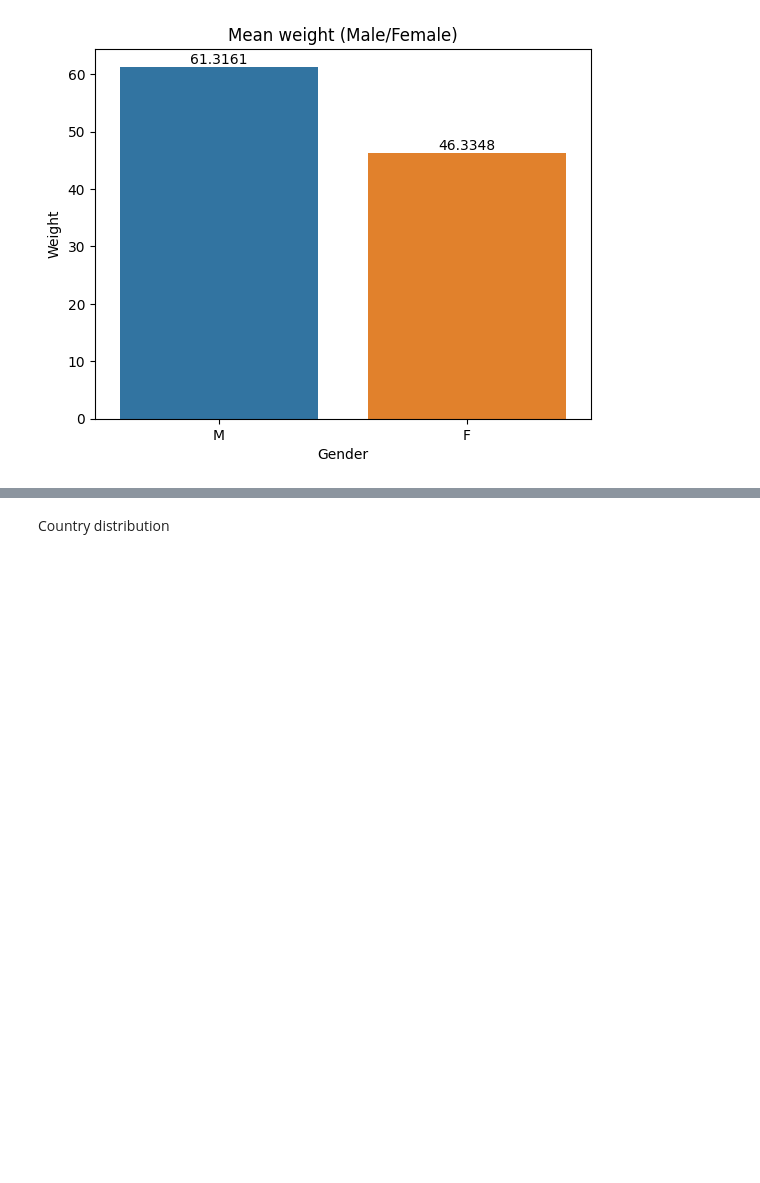
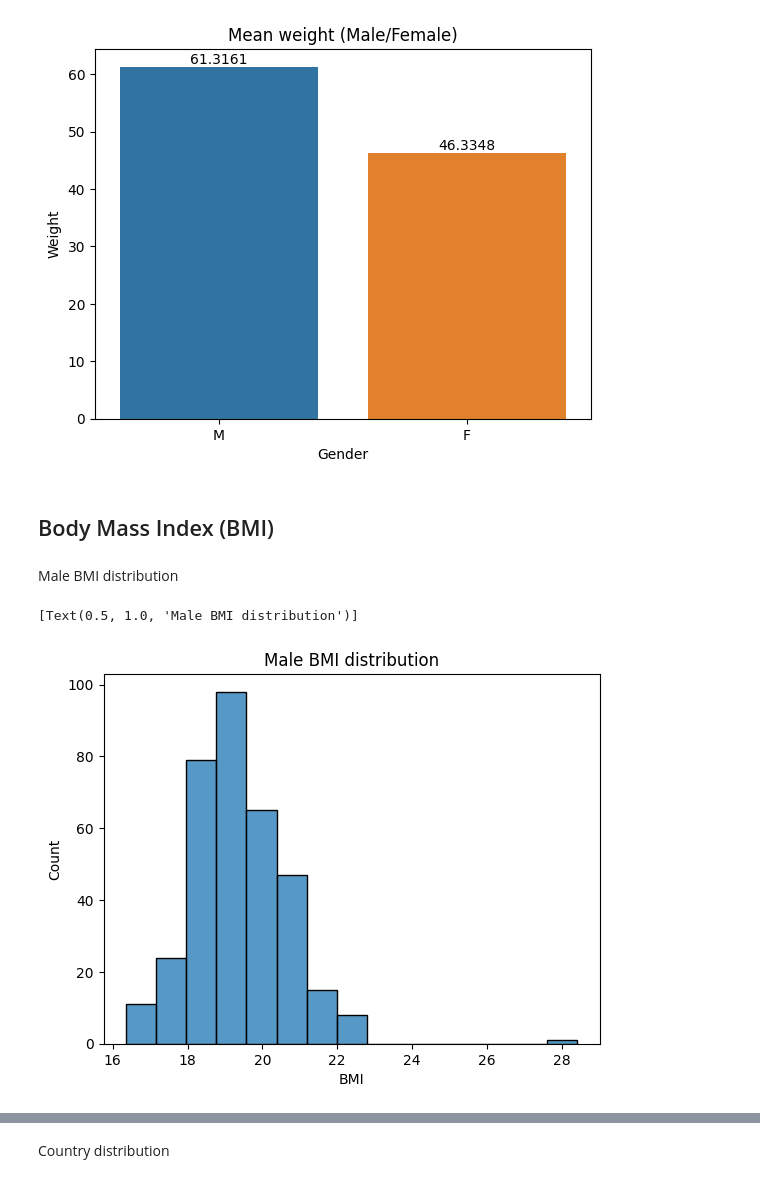
Before and after one commit to SidneyDang/Kpop-idol-analysis, a Jupyter notebook: kpop_idol_analysis.ipynb, the cells around one changed output, grey strips where cells are left out. Drawn from its saved outputs; the diff is of its cells as text; code cells hidden in the pictures; blank space fills up the shorter version.

```diff
--- a/kpop_idol_analysis.ipynb
+++ b/kpop_idol_analysis.ipynb
@@ -38,7 +38,8 @@ Body proportion table
 # %%
 kpop_proportions = kpop_idol[(kpop_idol['Weight'] > 0 ) & (kpop_idol['Height'] > 0)]
+
+kpop_proportions['BMI'] = round(kpop_proportions['Weight']/(kpop_proportions['Height']/100)**2,2)
+
 kpop_male_proportions = kpop_proportions[kpop_proportions['Gender'] == 'M']
 kpop_female_proportions = kpop_proportions[kpop_proportions['Gender'] == 'F']
-
-print(kpop_proportions.info())
 # %% [output]
@@ -147,3 +143,12 @@ w.bar_label(w.containers[0])
 # %% [output]
 [Text(0, 0, '61.3161'), Text(0, 0, '46.3348')]
 [figure]
+# %% [markdown]
+## Body Mass Index (BMI)
+# %% [markdown]
+Male BMI distribution
+# %%
+sns.histplot(data = kpop_male_proportions, x = 'BMI', bins = 15).set(title = 'Male BMI distribution')
+# %% [output]
+[Text(0.5, 1.0, 'Male BMI distribution')]
+[figure, added]
```
Also changed, not shown: parts of 10 cells of this notebook.
